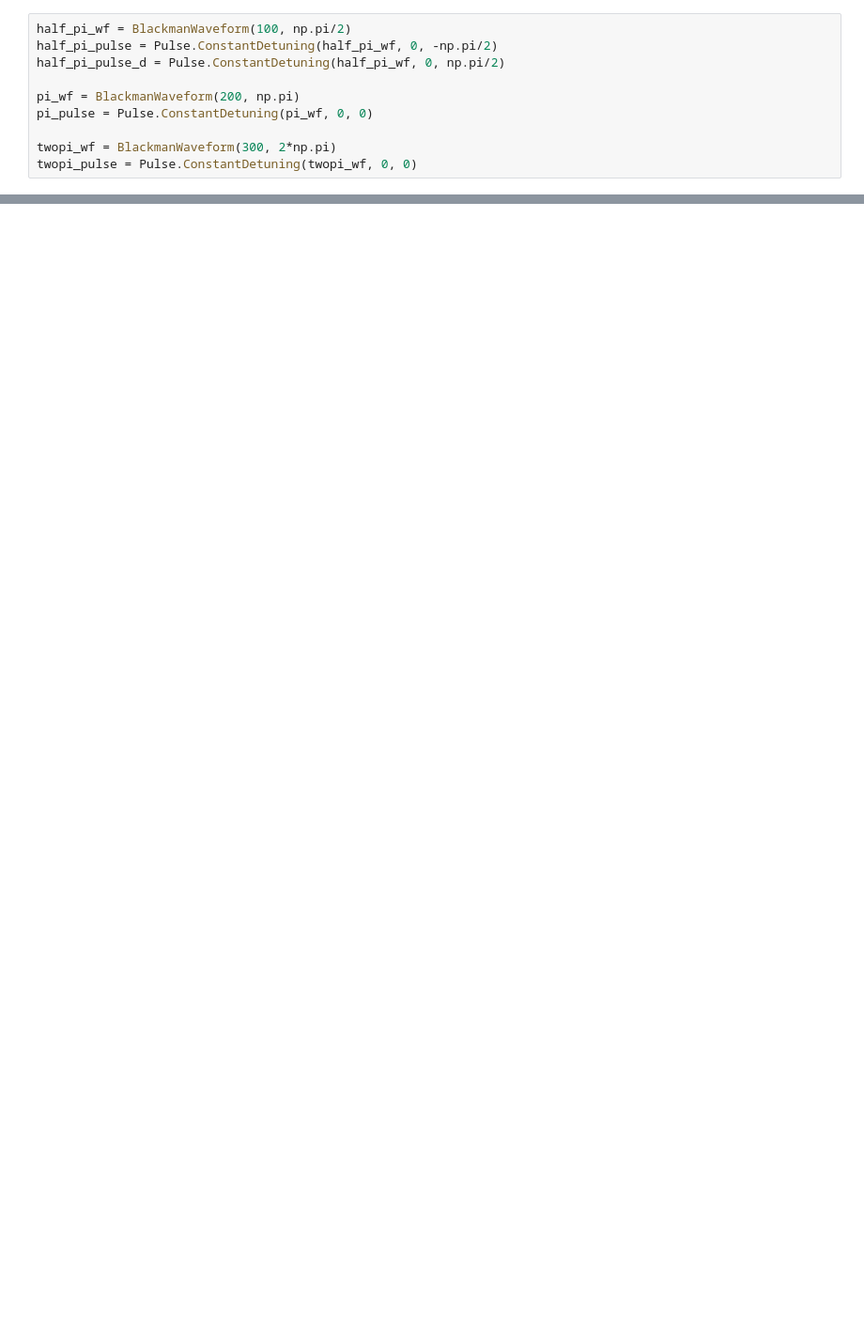
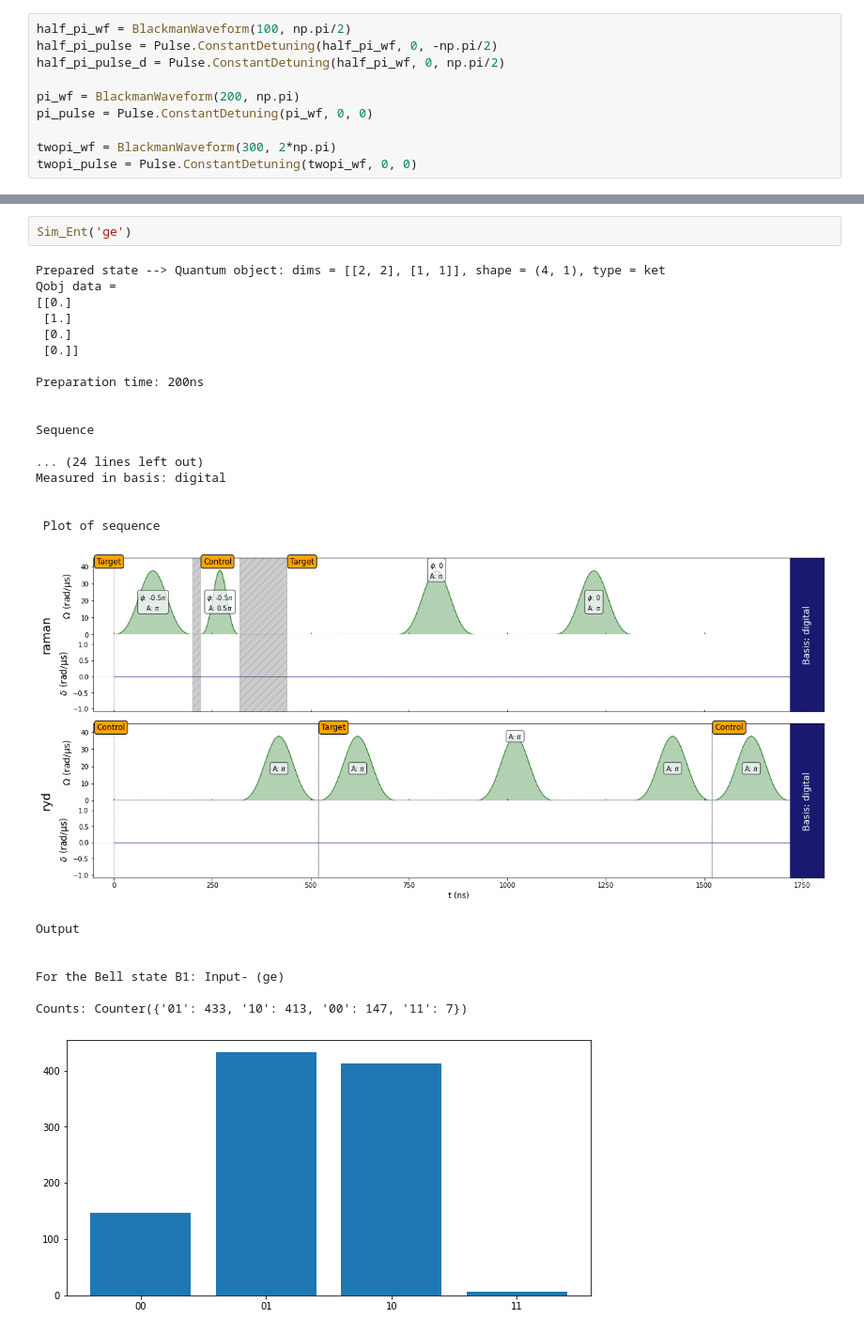
Before and after one commit to deveshq/Msc-Project, a Jupyter notebook: AS_Entanglement.ipynb, the cells around one changed output, grey strips where cells are left out. Shown at 94% size. Drawn from its saved outputs; the diff is of its cells as text; blank space fills up the shorter version.

```diff
--- a/AS_Entanglement.ipynb
+++ b/AS_Entanglement.ipynb
@@ -289,0 +220,28 @@ counts: Counter({'01': 454, '10': 449, '00': 86, '11': 11})
+# %%
+Sim_Ent('ge')
+# %% [output]
+Prepared state --> Quantum object: dims = [[2, 2], [1, 1]], shape = (4, 1), type = ket
+Qobj data =
+[[0.]
+ [1.]
+ [0.]
+ [0.]]
+
+Preparation time: 200ns
+
+
+Sequence
+
+... (24 lines left out)
+Measured in basis: digital
+
+
+ Plot of sequence
+[figure, added]
+Output
+
+
+For the Bell state B1: Input- (ge)
+
+Counts: Counter({'01': 433, '10': 413, '00': 147, '11': 7})
+[figure, added]
```
Also changed, not shown: parts of 38 cells of this notebook.
